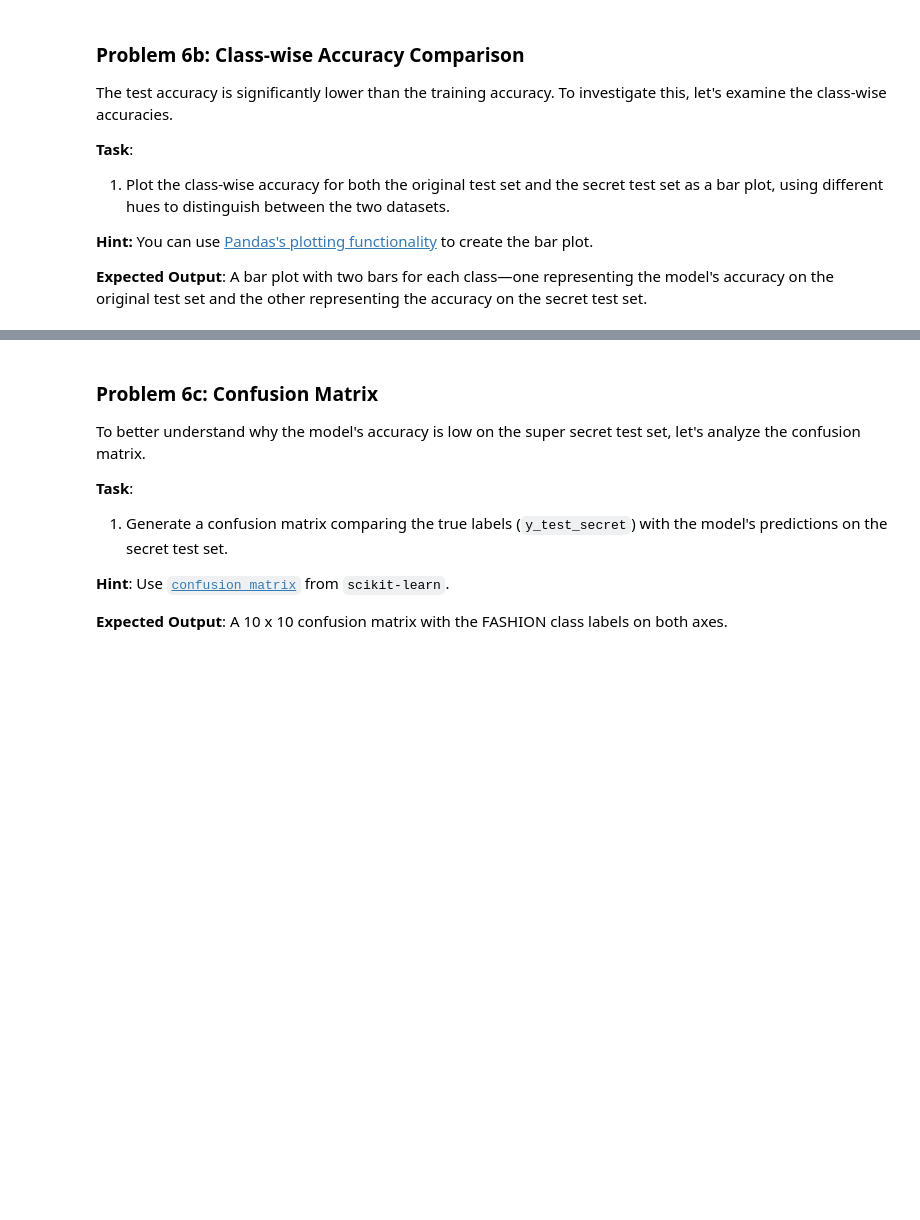
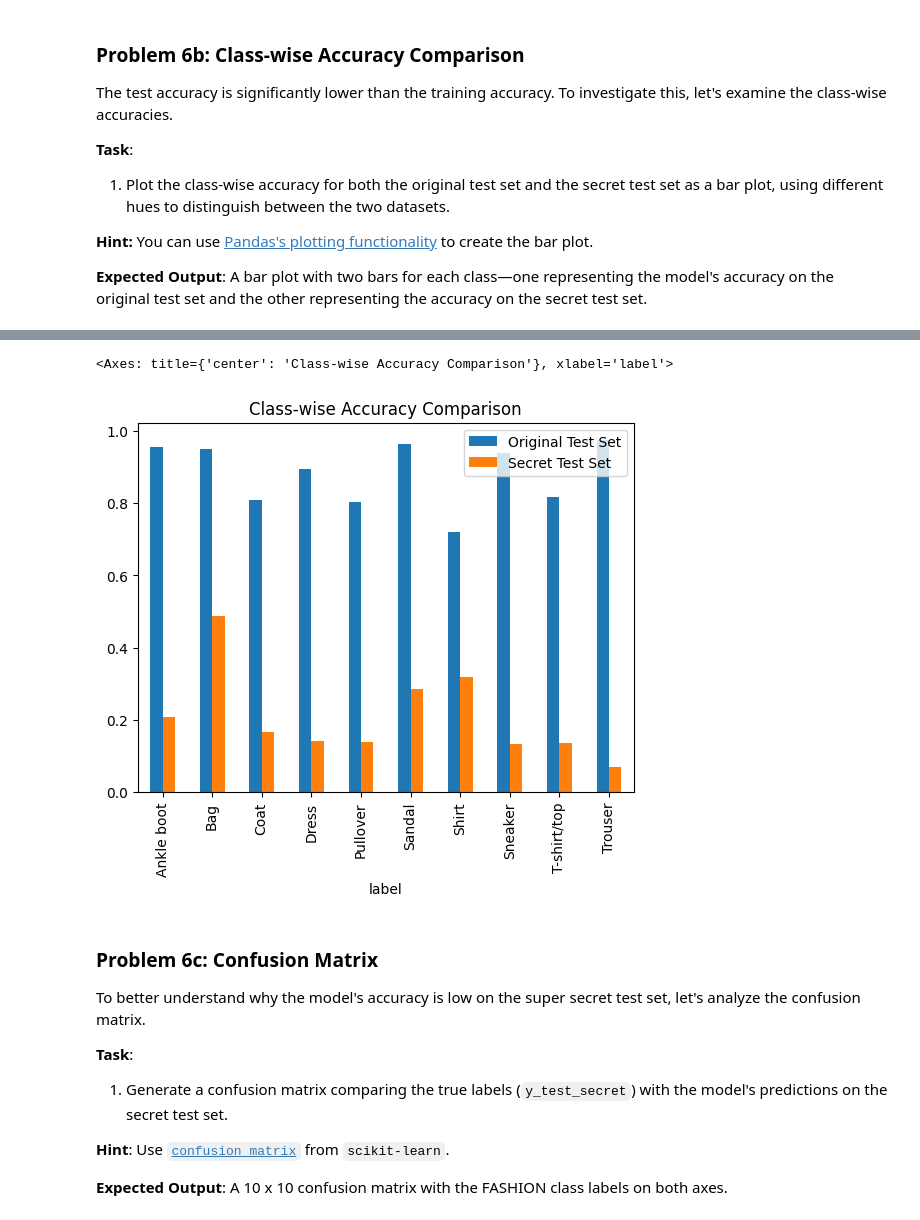
Before and after one commit to shaneyale2005/cs189, a Jupyter notebook: homework/hw1/code/fashion-pt-2.ipynb, the cells around one changed output, grey strips where cells are left out. Cells and saved outputs as stored; diff of their text form; code cells hidden in the pictures; blank space fills up the shorter version.

```diff
--- a/homework/hw1/code/fashion-pt-2.ipynb
+++ b/homework/hw1/code/fashion-pt-2.ipynb
@@ -620,7 +628,18 @@ The test accuracy is significantly lower than the training accuracy. To investig
 <!-- BEGIN QUESTION -->
 # %%
 # TODO: Make a two-colored bar plot of the model's accuracy on the test set and the secret test set
-...
+test_class_acc = test_df.groupby("label")["correct"].mean()
+secret_class_acc = test_secret_df.groupby("label")["correct"].mean()
+
+class_acc_df = pd.DataFrame({
+    "Original Test Set": test_class_acc,
+    "Secret Test Set": secret_class_acc
+})
+
+class_acc_df.plot(kind="bar", title="Class-wise Accuracy Comparison")
+# %% [output]
+<Axes: title={'center': 'Class-wise Accuracy Comparison'}, xlabel='label'>
+[figure, added]
 # %% [markdown]
 <!-- END QUESTION -->
 
```
Also changed, not shown: parts of 4 cells of this notebook.
